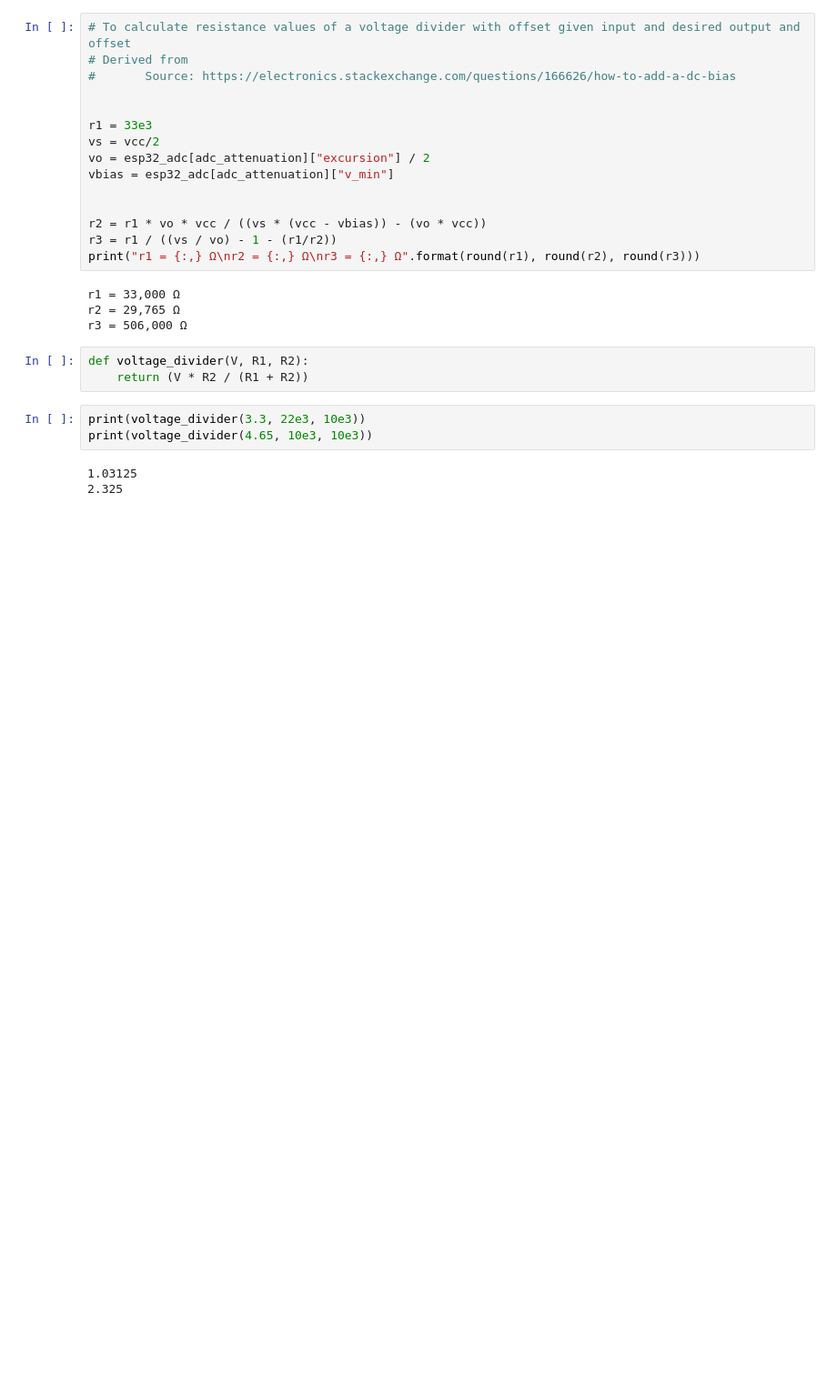
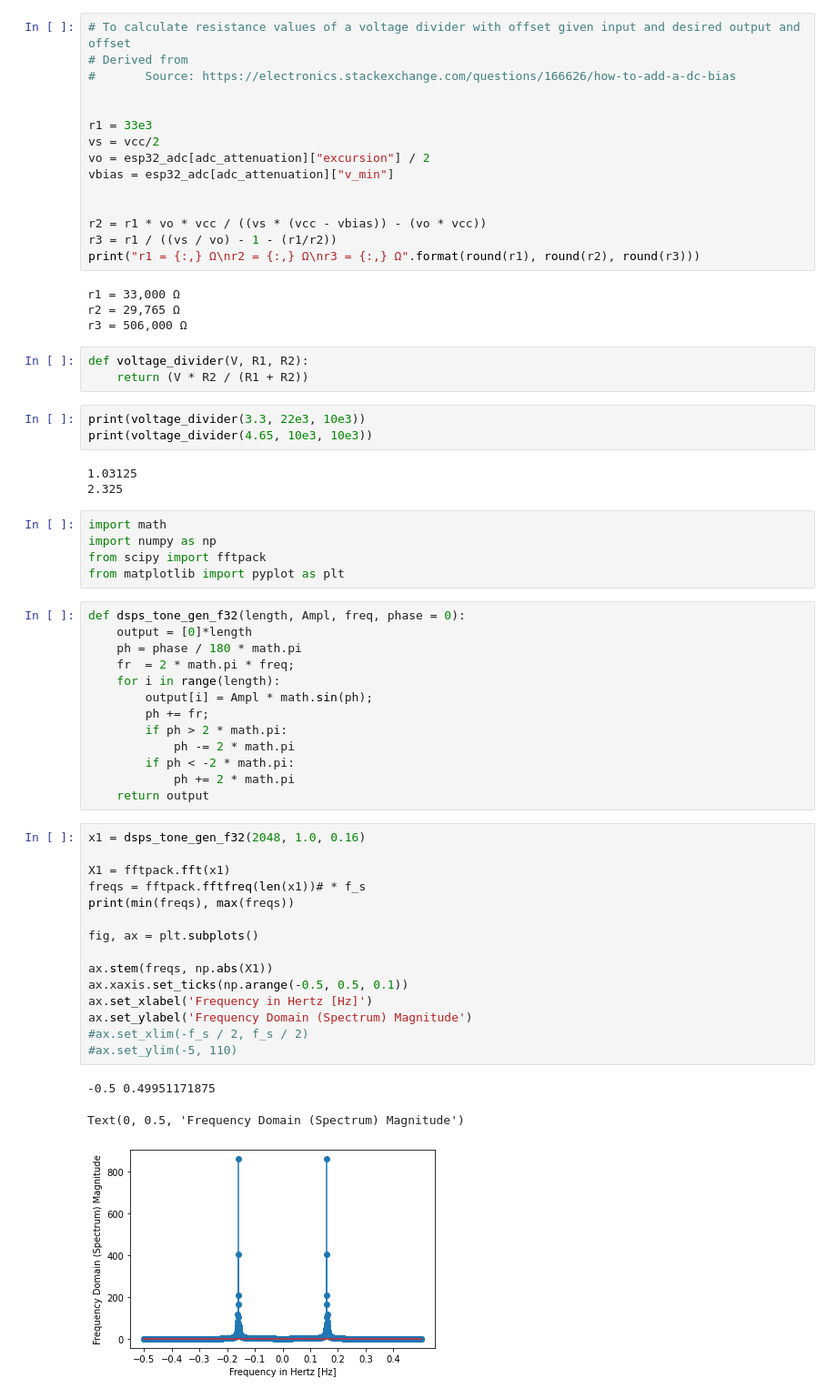
Before and after one commit to MarcusV1993/mecoen, a Jupyter notebook: doc/calculations/calculations.ipynb, the cells around one changed output. Shown: that part at 91% size. Cells and saved outputs as stored; diff of their text form; blank space fills up the shorter version.

```diff
--- a/doc/calculations/calculations.ipynb
+++ b/doc/calculations/calculations.ipynb
@@ -204,3 +204,40 @@ print(voltage_divider(4.65, 10e3, 10e3))
 # %% [output]
 1.03125
 2.325
+# %%
+import math
+import numpy as np
+from scipy import fftpack
+from matplotlib import pyplot as plt
+# %%
+def dsps_tone_gen_f32(length, Ampl, freq, phase = 0):
+    output = [0]*length
+    ph = phase / 180 * math.pi
+    fr  = 2 * math.pi * freq;
+    for i in range(length):
+        output[i] = Ampl * math.sin(ph);
+        ph += fr;
+        if ph > 2 * math.pi:
+            ph -= 2 * math.pi
+        if ph < -2 * math.pi:
+            ph += 2 * math.pi
+    return output
+# %%
+x1 = dsps_tone_gen_f32(2048, 1.0, 0.16)
+
+X1 = fftpack.fft(x1)
+freqs = fftpack.fftfreq(len(x1))# * f_s
+print(min(freqs), max(freqs))
+
+fig, ax = plt.subplots()
+
+ax.stem(freqs, np.abs(X1))
+ax.xaxis.set_ticks(np.arange(-0.5, 0.5, 0.1))
+ax.set_xlabel('Frequency in Hertz [Hz]')
+ax.set_ylabel('Frequency Domain (Spectrum) Magnitude')
+#ax.set_xlim(-f_s / 2, f_s / 2)
+#ax.set_ylim(-5, 110)
+# %% [output]
+-0.5 0.49951171875
+Text(0, 0.5, 'Frequency Domain (Spectrum) Magnitude')
+[figure, added]
```
Also changed, not shown: parts of 7 cells of this notebook, 15 other files.
